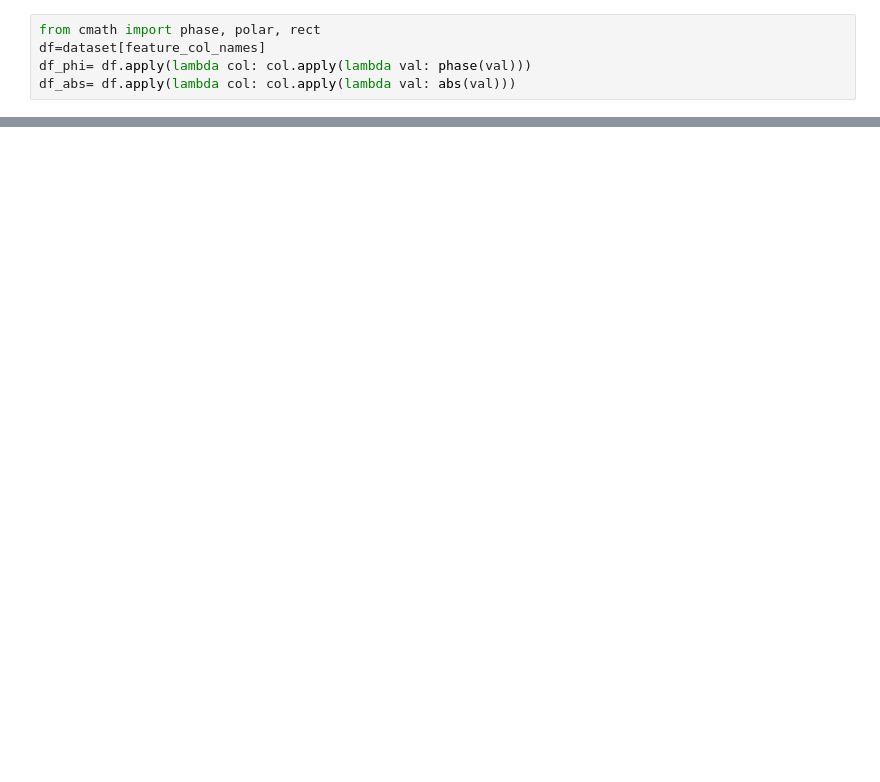
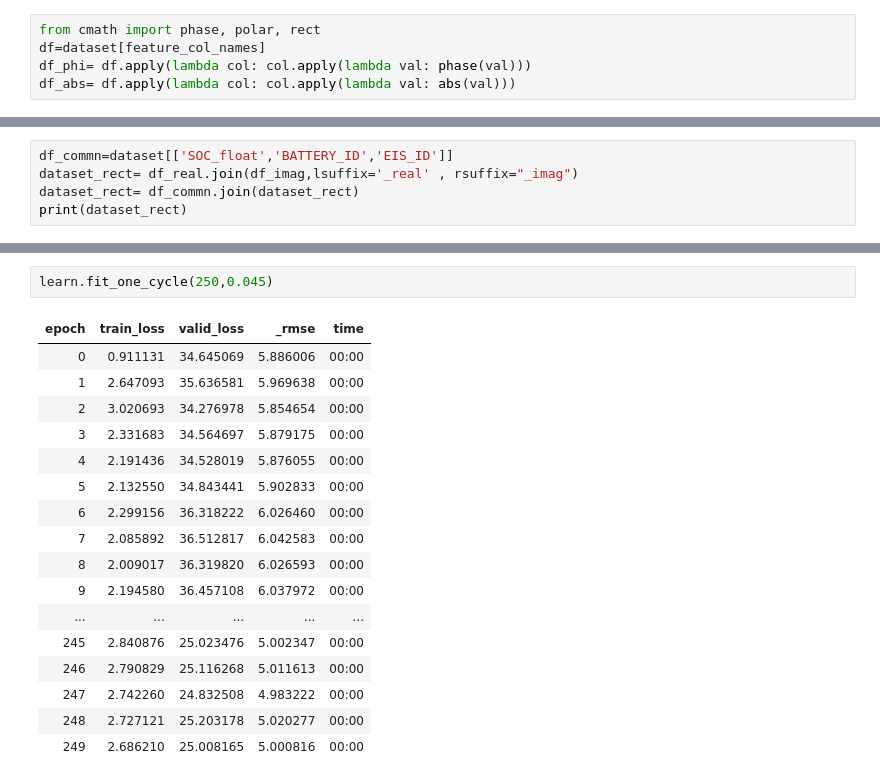
Before and after one commit to electrical-and-electronic-measurement/ml-4-measurement, a Jupyter notebook: notebooks/EIS_tabular_regression.ipynb, the cells around one changed output, grey strips where cells are left out. Cells and saved outputs as stored; diff of their text form; blank space fills up the shorter version.

```diff
--- a/notebooks/EIS_tabular_regression.ipynb
+++ b/notebooks/EIS_tabular_regression.ipynb
@@ -135,0 +140,5 @@ print(dataset_polar)
+# %%
+df_commn=dataset[['SOC_float','BATTERY_ID','EIS_ID']]
+dataset_rect= df_real.join(df_imag,lsuffix='_real' , rsuffix="_imag")
+dataset_rect= df_commn.join(dataset_rect)
+print(dataset_rect)
@@ -135,0 +207,20 @@ print(dataset_polar)
+# %%
+learn.fit_one_cycle(250,0.045)
+# %% [output]
+| epoch | train_loss | valid_loss | _rmse | time |
+| 0 | 0.911131 | 34.645069 | 5.886006 | 00:00 |
+| 1 | 2.647093 | 35.636581 | 5.969638 | 00:00 |
+| 2 | 3.020693 | 34.276978 | 5.854654 | 00:00 |
+| 3 | 2.331683 | 34.564697 | 5.879175 | 00:00 |
+| 4 | 2.191436 | 34.528019 | 5.876055 | 00:00 |
+| 5 | 2.132550 | 34.843441 | 5.902833 | 00:00 |
+| 6 | 2.299156 | 36.318222 | 6.026460 | 00:00 |
+| 7 | 2.085892 | 36.512817 | 6.042583 | 00:00 |
+| 8 | 2.009017 | 36.319820 | 6.026593 | 00:00 |
+| 9 | 2.194580 | 36.457108 | 6.037972 | 00:00 |
+| ... | ... | ... | ... | ... |
+| 245 | 2.840876 | 25.023476 | 5.002347 | 00:00 |
+| 246 | 2.790829 | 25.116268 | 5.011613 | 00:00 |
+| 247 | 2.742260 | 24.832508 | 4.983222 | 00:00 |
+| 248 | 2.727121 | 25.203178 | 5.020277 | 00:00 |
+| 249 | 2.686210 | 25.008165 | 5.000816 | 00:00 |
```
Also changed, not shown: parts of 34 cells of this notebook, 1 other file.
